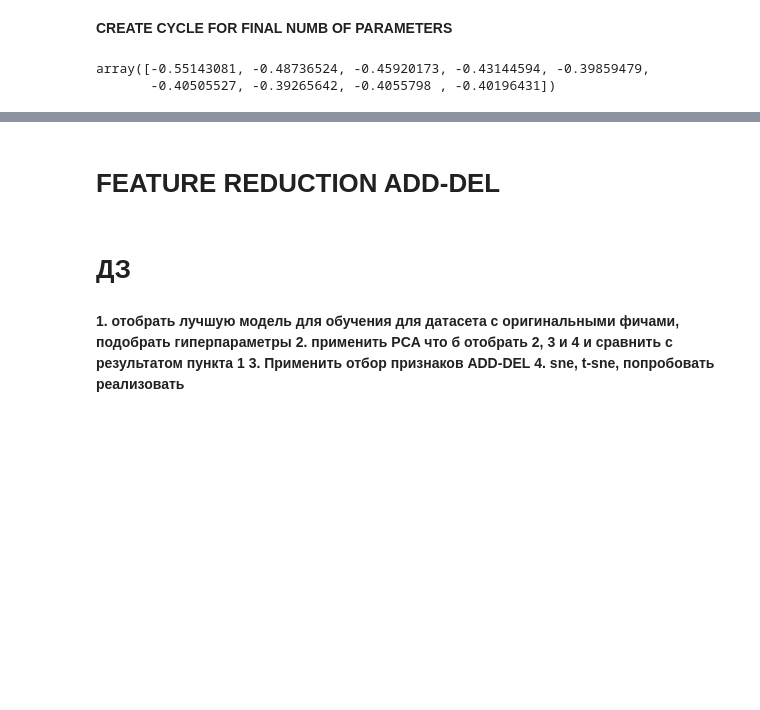
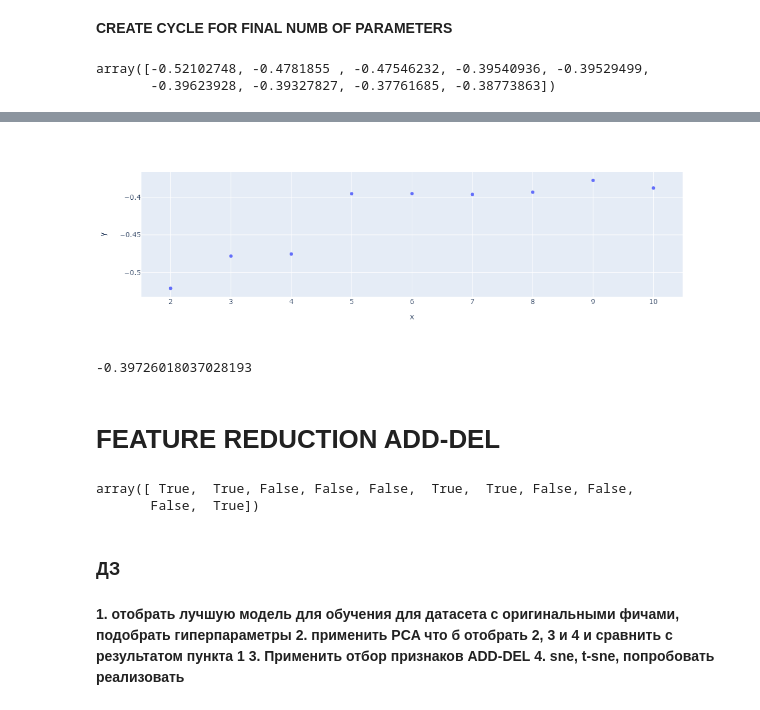
Before and after one commit to IvanZhar/data_lern, a Jupyter notebook: Feature_selection.ipynb, the cells around one changed output, grey strips where cells are left out. Saved outputs shown, nothing was run; the diff lists cells and outputs as text; code cells hidden in the pictures; blank space fills up the shorter version.

Commit message:
proceed feature selection

```diff
--- a/Feature_selection.ipynb
+++ b/Feature_selection.ipynb
@@ -304,12 +322,16 @@ for i in tqdm(range(len(param_nb))):
         learning_rate=0.07999999999999999,
         n_estimators=110,
         max_depth=20,
-        max_features=7,
+        max_features=0.71,
         min_samples_leaf=1,
     )
     cv_results = cross_validate(grad_boost, new_X_train, Y_train, scoring='neg_mean_absolute_error', cv=5)
     res[i] = np.max(cv_results['test_score'])
 res
 # %% [output]
-array([-0.55143081, -0.48736524, -0.45920173, -0.43144594, -0.39859479,
-       -0.40505527, -0.39265642, -0.4055798 , -0.40196431])
+array([-0.52102748, -0.4781855 , -0.47546232, -0.39540936, -0.39529499,
+       -0.39623928, -0.39327827, -0.37761685, -0.38773863])
+# %%
+fig = px.scatter(x=param_nb, y=res)
+fig.show()
+# %% [output]
@@ -315,0 +339 @@ array([-0.55143081, -0.48736524, -0.45920173, -0.43144594, -0.39859479,
+[figure, added]
@@ -316,7 +350,26 @@ array([-0.55143081, -0.48736524, -0.45920173, -0.43144594, -0.39859479,
+# %%
+np.max(cv_results_origin['test_score'])
+# %% [output]
+-0.39726018037028193
 # %% [markdown]
 # **FEATURE REDUCTION ADD-DEL**
+# %%
+grad_boost_adddel = GBR(
+        loss='absolute_error',
+        learning_rate=0.07999999999999999,
+        n_estimators=110,
+        max_depth=20,
+        max_features=0.71,
+        min_samples_leaf=1,
+    )
+sfs = SFC(grad_boost_adddel, n_features_to_select=None, scoring='neg_mean_absolute_error')
+sfs.fit(X_train, Y_train)
+sfs.get_support()
+# %% [output]
+array([ True,  True, False, False, False,  True,  True, False, False,
+       False,  True])
 # %% [markdown]
-# **ДЗ**
+### **ДЗ**
 # %% [markdown]
 **1. отобрать лучшую модель для обучения для датасета с оригинальными фичами, подобрать гиперпараметры**
 **2. применить PCA что б отобрать 2, 3 и 4 и сравнить с результатом пункта 1**
```
Also changed, not shown: parts of 15 cells of this notebook, 1 other file.
